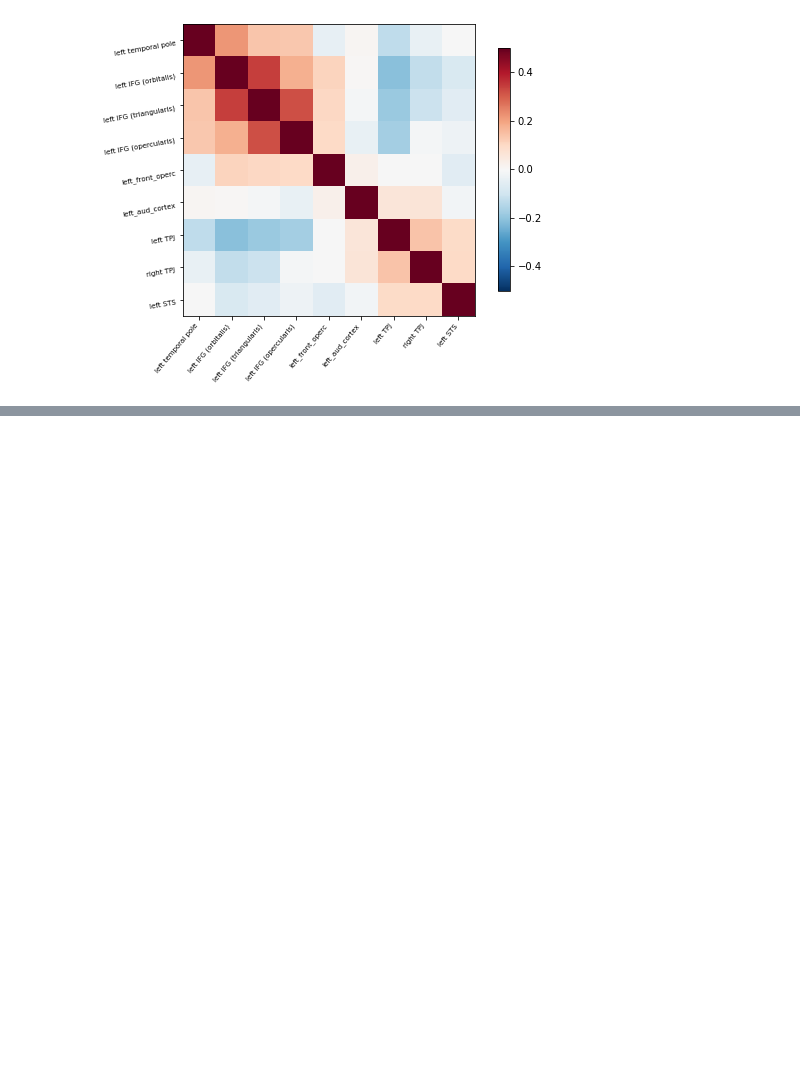
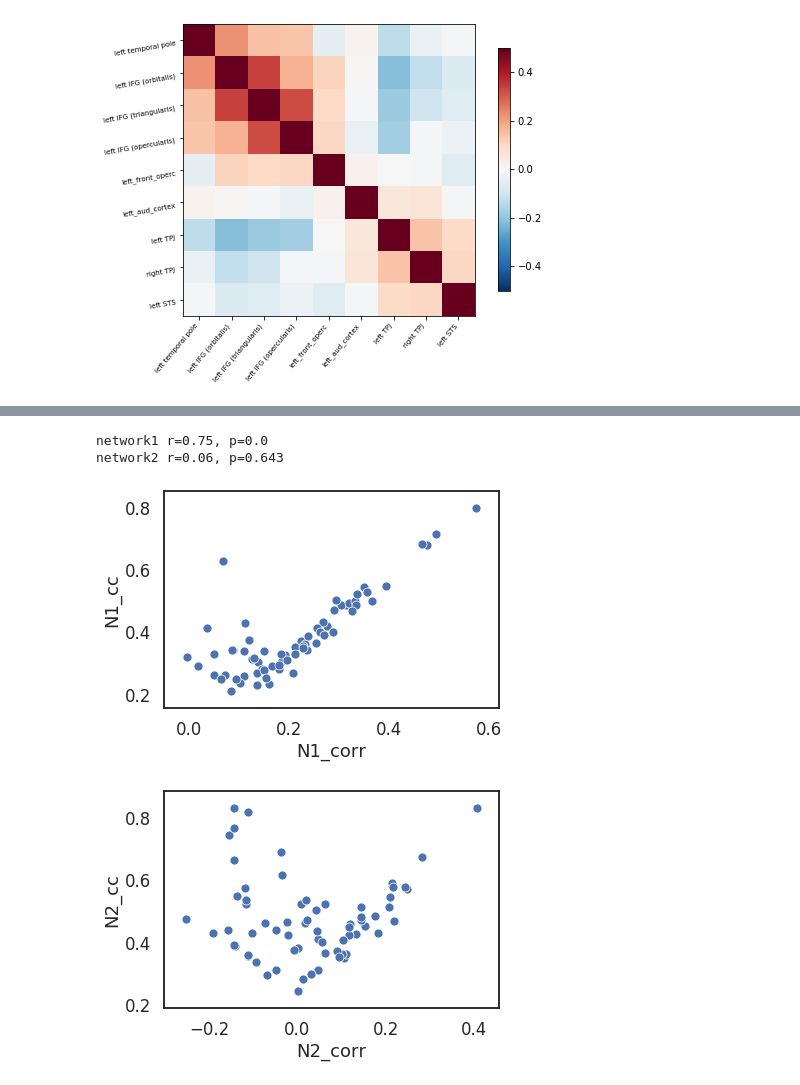
Before and after one commit to babies-study/language_rest, a Jupyter notebook: 2_NetworkAnalysis.ipynb, the cells around one changed output, grey strips where cells are left out. Cells and saved outputs as stored; diff of their text form; code cells hidden in the pictures; blank space fills up the shorter version.

```diff
--- a/2_NetworkAnalysis.ipynb
+++ b/2_NetworkAnalysis.ipynb
@@ -143,0 +216,47 @@ df.to_csv('group_mean_mat.csv')
+# %%
+# compute clustering coefficient for each sub and each kernel
+import bct
+
+coeff_data = pd.DataFrame(columns=['N1_corr','N2_corr','N1_cc','N2_cc'])
+final_comms['region'] = final_comms.index
+final_comms=final_comms.sort_values(by=['NetworkNum'])
+
+subjects_list = subjects_info['subject_id'].tolist()
+#subjects_list = subjects_list[0:2]
+
+for sub in subjects_list:
+    idx = pd.IndexSlice
+    temp = read_csv(output_dir + '/correlation_matrix_4mm/{0}/correlation_matrix.csv'.format(sub), index_col=0)
+    temp = temp.reindex(final_comms['region'].tolist(),columns=final_comms['region'].tolist())
+    temp.columns = pd.MultiIndex.from_frame(final_comms, names=['network','region'])
+    temp.index = pd.MultiIndex.from_frame(final_comms, names=['network','region'])
+    for n in [1,2]:
+        net = temp.loc[idx[n,n]]
+        coeff_data.loc[sub,'N{0}_cc'.format(n)] = bct.clustering_coef_wu(net).mean()
+        net[net==1]=np.nan
+        coeff_data.loc[sub,'N{0}_corr'.format(n)] = np.nanmean(net.to_numpy())
+coeff_data.to_csv('4mm_conn_cc_data.csv')
+# %%
+from scipy.stats import spearmanr
+import seaborn as sns
+
+r,p = spearmanr(coeff_data['N1_corr'],coeff_data['N1_cc'])
+print('network1 r={0}, p={1}'.format(np.round(r,2),np.round(p,3)))
+r,p = spearmanr(coeff_data['N2_corr'],coeff_data['N2_cc'])
+print('network2 r={0}, p={1}'.format(np.round(r,2),np.round(p,3)))
+
+sns.set(context='talk',style='white')
+
+sns.scatterplot(x='N1_corr',y='N1_cc',data=coeff_data)
+plt.savefig('4mm_n1.svg')
+plt.show()
+plt.close()
+sns.scatterplot(x='N2_corr',y='N2_cc',data=coeff_data)
+plt.savefig('4mm_n2.svg')
+plt.show()
+plt.close()
+# %% [output]
+network1 r=0.75, p=0.0
+network2 r=0.06, p=0.643
+[figure, added]
+[figure, added]
```
Also changed, not shown: parts of 9 cells of this notebook, 1 other file.
